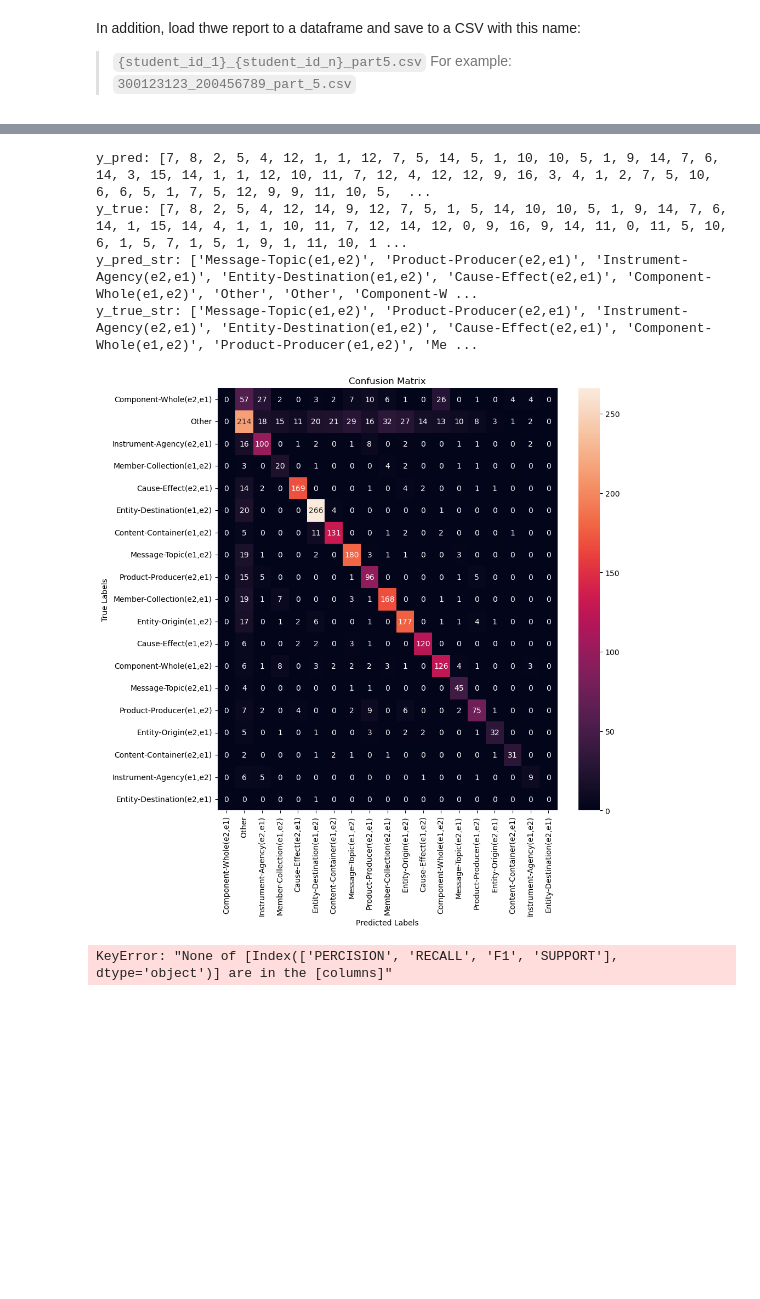
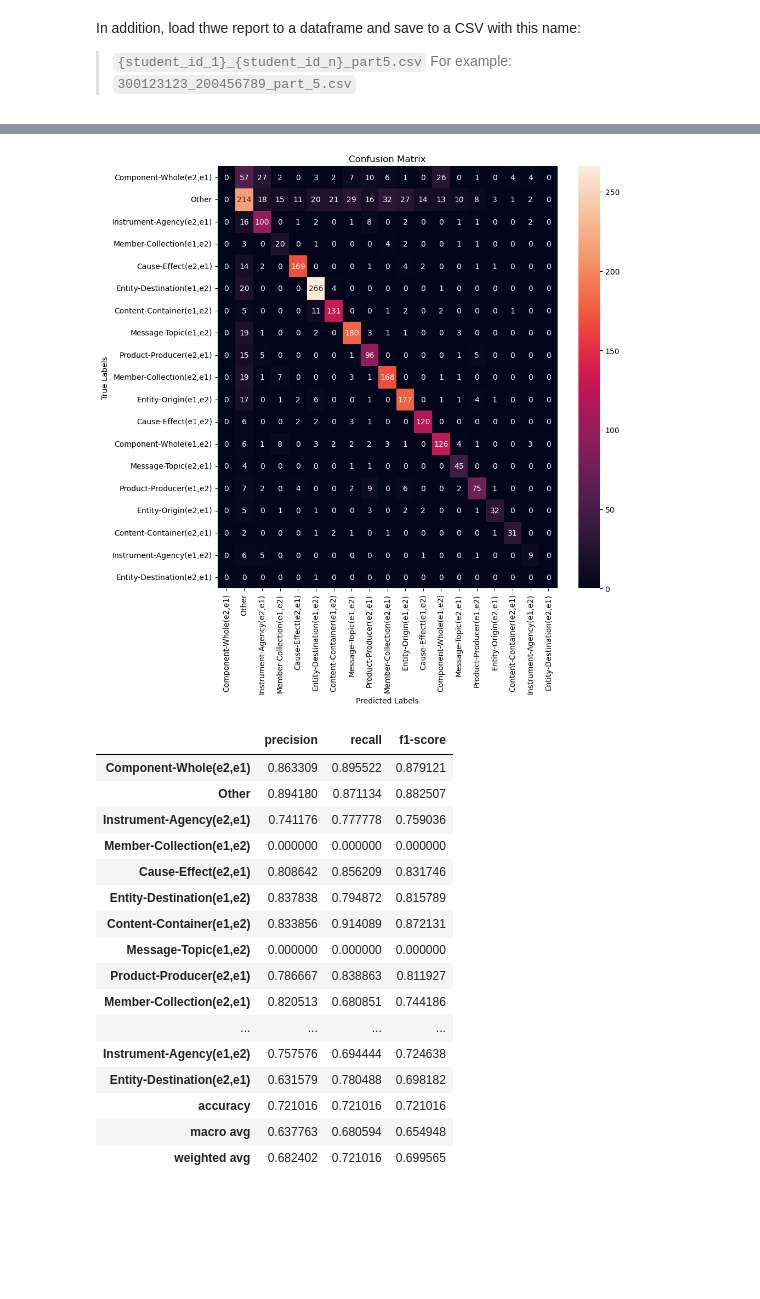
Before and after one commit to Lior-Baruch/NLP, a Jupyter notebook: HW4/Assignment_4_RC.ipynb, the cells around one changed output, grey strips where cells are left out. Drawn from its saved outputs; the diff is of its cells as text; code cells hidden in the pictures; blank space fills up the shorter version.

```diff
--- a/HW4/Assignment_4_RC.ipynb
+++ b/HW4/Assignment_4_RC.ipynb
@@ -604,7 +633,6 @@ labels: ['Component-Whole(e2,e1)', 'Other', 'Instrument-Agency(e2,e1)', 'Member-
 def get_report(y_pred, y_true, labels):
   report = classification_report(y_true, y_pred, target_names=labels, output_dict=True)
   report = pd.DataFrame(report).transpose()
-  report = report[cols]
   return report
 
 def get_cm_matrix(y_pred, y_true, labels):
@@ -612,33 +640,45 @@ def get_cm_matrix(y_pred, y_true, labels):
   matrix = pd.DataFrame(matrix, index=labels, columns=labels)
   return matrix
 # %%
-print('y_pred:', y_pred)
-print('y_true:', y_true)
-# convert the labels from id to name
+# convert the label_ids to labels_str
 y_pred_str = [id2label[i] for i in y_pred]
 y_true_str = [id2label[i] for i in y_true]
 
-print('y_pred_str:', y_pred_str)
-print('y_true_str:', y_true_str)
 # compute confusion matrix
 cm_matrix = get_cm_matrix(y_pred_str, y_true_str, list(label2id.keys()))
 # plot the confusion matrix
 plt.figure(figsize=(10, 10))
 sns.heatmap(cm_matrix, annot=True, fmt='d')
 plt.title('Confusion Matrix')
 plt.xlabel('Predicted Labels')
 plt.ylabel('True Labels')
 plt.show()
 
 # compute classification report
-report = get_report(y_pred_str, y_true_str, labels)
+report = get_report(y_pred_str, y_true_str, list(label2id.keys()))
+# remove the support column
+report.drop('support', axis=1, inplace=True)
+# display the report
+display(report)
 # %% [output]
-y_pred: [7, 8, 2, 5, 4, 12, 1, 1, 12, 7, 5, 14, 5, 1, 10, 10, 5, 1, 9, 14, 7, 6, 14, 3, 15, 14, 1, 1, 12, 10, 11, 7, 12, 4, 12, 12, 9, 16, 3, 4, 1, 2, 7, 5, 10, 6, 6, 5, 1, 7, 5, 12, 9, 9, 11, 10, 5,  ...
-y_true: [7, 8, 2, 5, 4, 12, 14, 9, 12, 7, 5, 1, 5, 14, 10, 10, 5, 1, 9, 14, 7, 6, 14, 1, 15, 14, 4, 1, 1, 10, 11, 7, 12, 14, 12, 0, 9, 16, 9, 14, 11, 0, 11, 5, 10, 6, 1, 5, 7, 1, 5, 1, 9, 1, 11, 10, 1 ...
-y_pred_str: ['Message-Topic(e1,e2)', 'Product-Producer(e2,e1)', 'Instrument-Agency(e2,e1)', 'Entity-Destination(e1,e2)', 'Cause-Effect(e2,e1)', 'Component-Whole(e1,e2)', 'Other', 'Other', 'Component-W ...
-y_true_str: ['Message-Topic(e1,e2)', 'Product-Producer(e2,e1)', 'Instrument-Agency(e2,e1)', 'Entity-Destination(e1,e2)', 'Cause-Effect(e2,e1)', 'Component-Whole(e1,e2)', 'Product-Producer(e1,e2)', 'Me ...
 [figure]
-KeyError: "None of [Index(['PERCISION', 'RECALL', 'F1', 'SUPPORT'], dtype='object')] are in the [columns]"
+|  | precision | recall | f1-score |
+| Component-Whole(e2,e1) | 0.863309 | 0.895522 | 0.879121 |
+| Other | 0.894180 | 0.871134 | 0.882507 |
+| Instrument-Agency(e2,e1) | 0.741176 | 0.777778 | 0.759036 |
+| Member-Collection(e1,e2) | 0.000000 | 0.000000 | 0.000000 |
+| Cause-Effect(e2,e1) | 0.808642 | 0.856209 | 0.831746 |
+| Entity-Destination(e1,e2) | 0.837838 | 0.794872 | 0.815789 |
+| Content-Container(e1,e2) | 0.833856 | 0.914089 | 0.872131 |
+| Message-Topic(e1,e2) | 0.000000 | 0.000000 | 0.000000 |
+| Product-Producer(e2,e1) | 0.786667 | 0.838863 | 0.811927 |
+| Member-Collection(e2,e1) | 0.820513 | 0.680851 | 0.744186 |
+| ... | ... | ... | ... |
+| Instrument-Agency(e1,e2) | 0.757576 | 0.694444 | 0.724638 |
+| Entity-Destination(e2,e1) | 0.631579 | 0.780488 | 0.698182 |
+| accuracy | 0.721016 | 0.721016 | 0.721016 |
+| macro avg | 0.637763 | 0.680594 | 0.654948 |
+| weighted avg | 0.682402 | 0.721016 | 0.699565 |
 # %%
 # Example:
 # results_acc = np.random.rand(10, 4)
```
Also changed, not shown: parts of 11 cells of this notebook.
